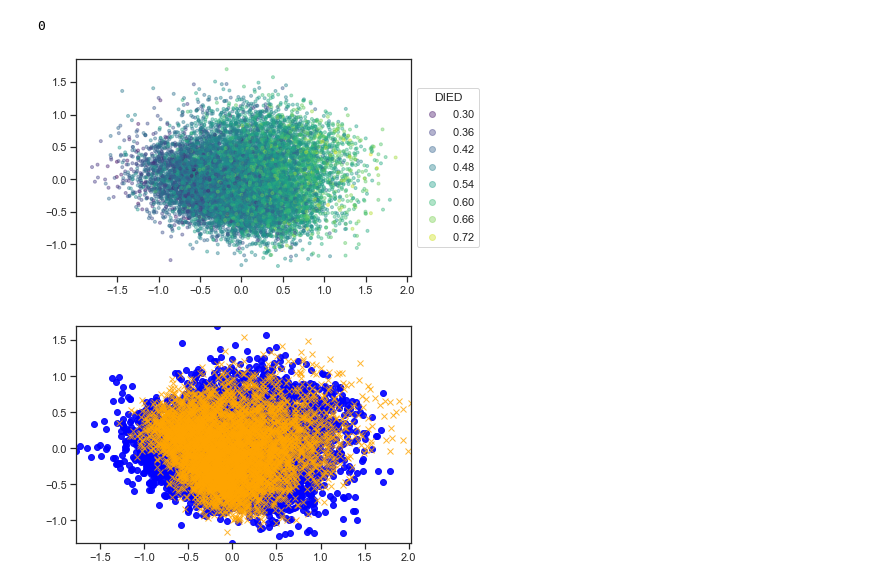
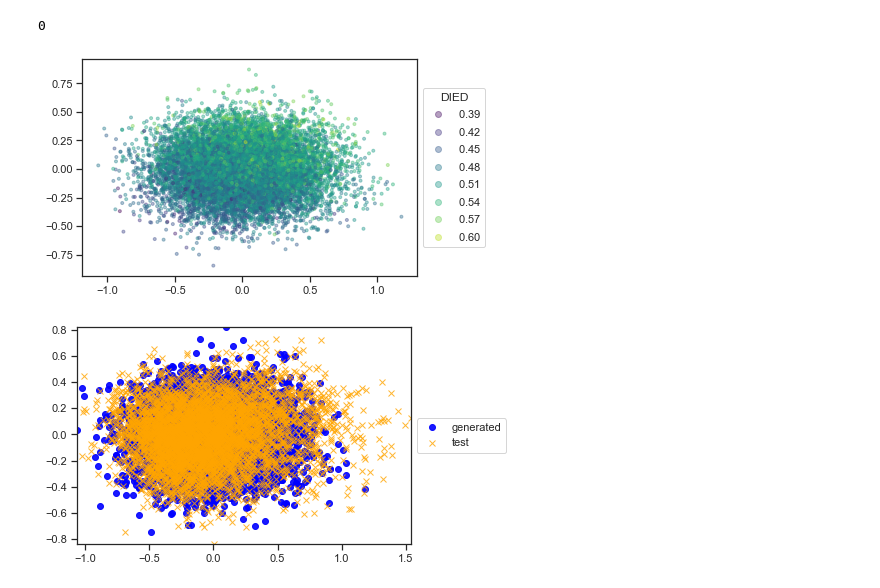
Before and after one commit to Didayolo/generators, a Jupyter notebook: vae_benchmark.ipynb, the cells around one changed output. Drawn from its saved outputs; the diff is of its cells as text; code cells hidden in the pictures.

```diff
--- a/vae_benchmark.ipynb
+++ b/vae_benchmark.ipynb
@@ -105,7 +107,7 @@ Epoch 20/20
 # %%
 # Generate samples
 n = test.shape[0]
-decoded = model.sample(n, loc=0, scale=10)
+decoded = model.sample(n, loc=0, scale=6)
 # %%
 decoded.distance(test)
 # %% [output]
@@ -113,12 +115,13 @@ decoded.distance(test)
 # %%
 pca = decoded.pca(n_components=2).plot(c=decoded.get_data('y'))
 
-pca_dec = decoded.pca(n_components=2)[:nb_to_plot]
-pca_te = test.pca(n_components=2)[:nb_to_plot]
-apd.plot(pca_dec, pca_te)
+pca_dec, pca_model = decoded.pca(n_components=2, return_param=True)
+pca_dec = pca_dec[:nb_to_plot]
+pca_te = test.pca(model=pca_model)[:nb_to_plot]
+apd.plot(pca_dec, pca_te, names=['generated', 'test'])
 # %% [output]
-[figure, old version]
+[figure, new version]
-[figure, old version]
+[figure, new version]
 # %%
 apd.compare_marginals(decoded, test, method='mean', name1='generated', name2='test')
 apd.compare_marginals(decoded, test, method='std', name1='generated', name2='test')
```
Also changed, not shown: parts of 5 cells of this notebook.
